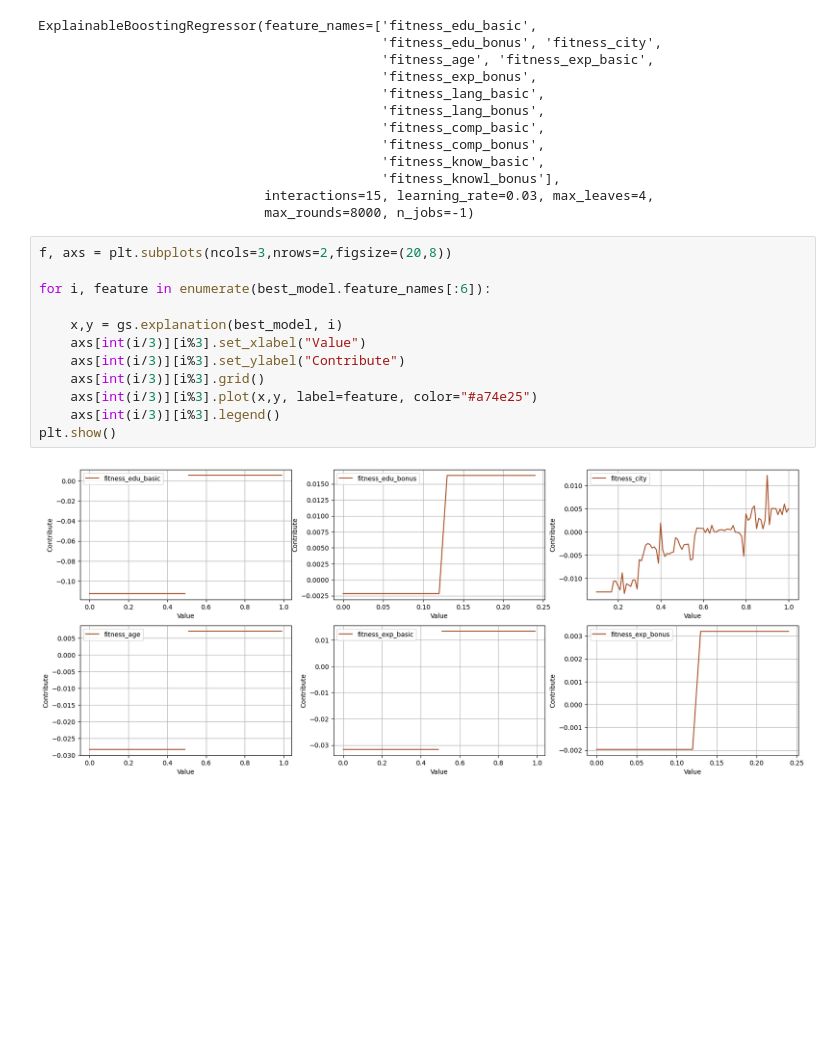
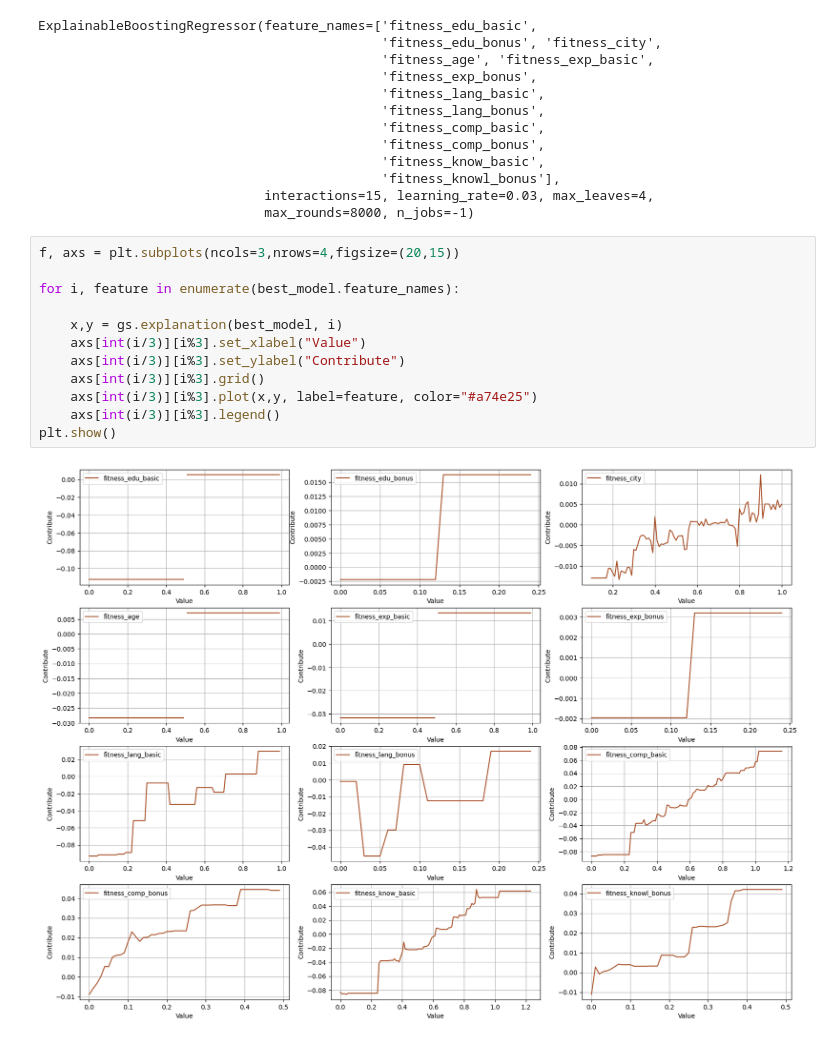
Before and after one commit to jacons/Interpretable-by-design-Human-Recommender, a Jupyter notebook: Models/GlassBox/ebm/EBMRegressor.ipynb, the cells around one changed output. Saved outputs shown, nothing was run; the diff lists cells and outputs as text; blank space fills up the shorter version.

```diff
--- a/Models/GlassBox/ebm/EBMRegressor.ipynb
+++ b/Models/GlassBox/ebm/EBMRegressor.ipynb
@@ -82,16 +83,16 @@ ExplainableBoostingRegressor(feature_names=['fitness_edu_basic',
                              interactions=15, learning_rate=0.03, max_leaves=4,
                              max_rounds=8000, n_jobs=-1)
 # %%
-f, axs = plt.subplots(ncols=3,nrows=2,figsize=(20,8))
+f, axs = plt.subplots(ncols=3,nrows=4,figsize=(20,15))
 
-for i, feature in enumerate(best_model.feature_names[:6]):
+for i, feature in enumerate(best_model.feature_names):
 
     x,y = gs.explanation(best_model, i)
     axs[int(i/3)][i%3].set_xlabel("Value")
     axs[int(i/3)][i%3].set_ylabel("Contribute")
     axs[int(i/3)][i%3].grid()
     axs[int(i/3)][i%3].plot(x,y, label=feature, color="#a74e25")
     axs[int(i/3)][i%3].legend()
 plt.show()
 # %% [output]
-[figure, old version]
+[figure, new version]
```
Also changed, not shown: parts of 1 cell of this notebook, 20 other files.
